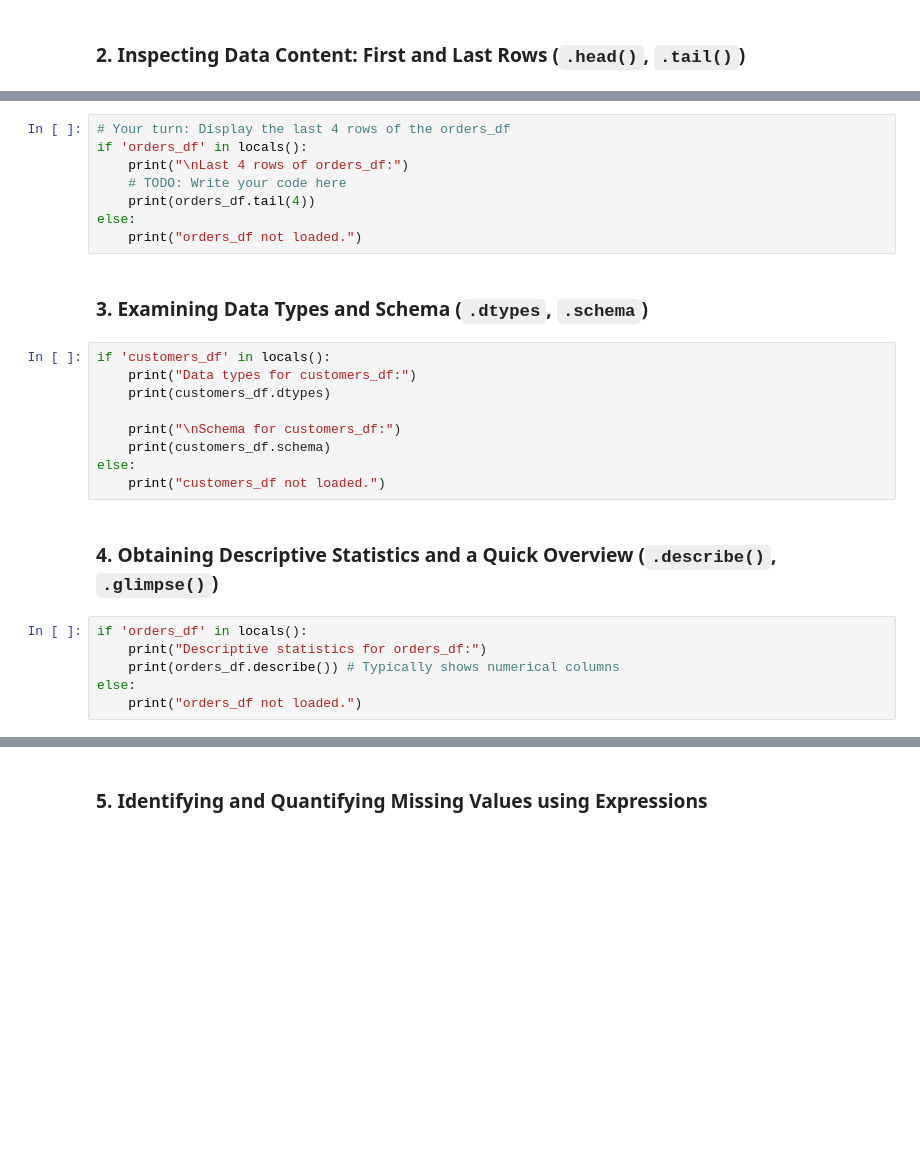
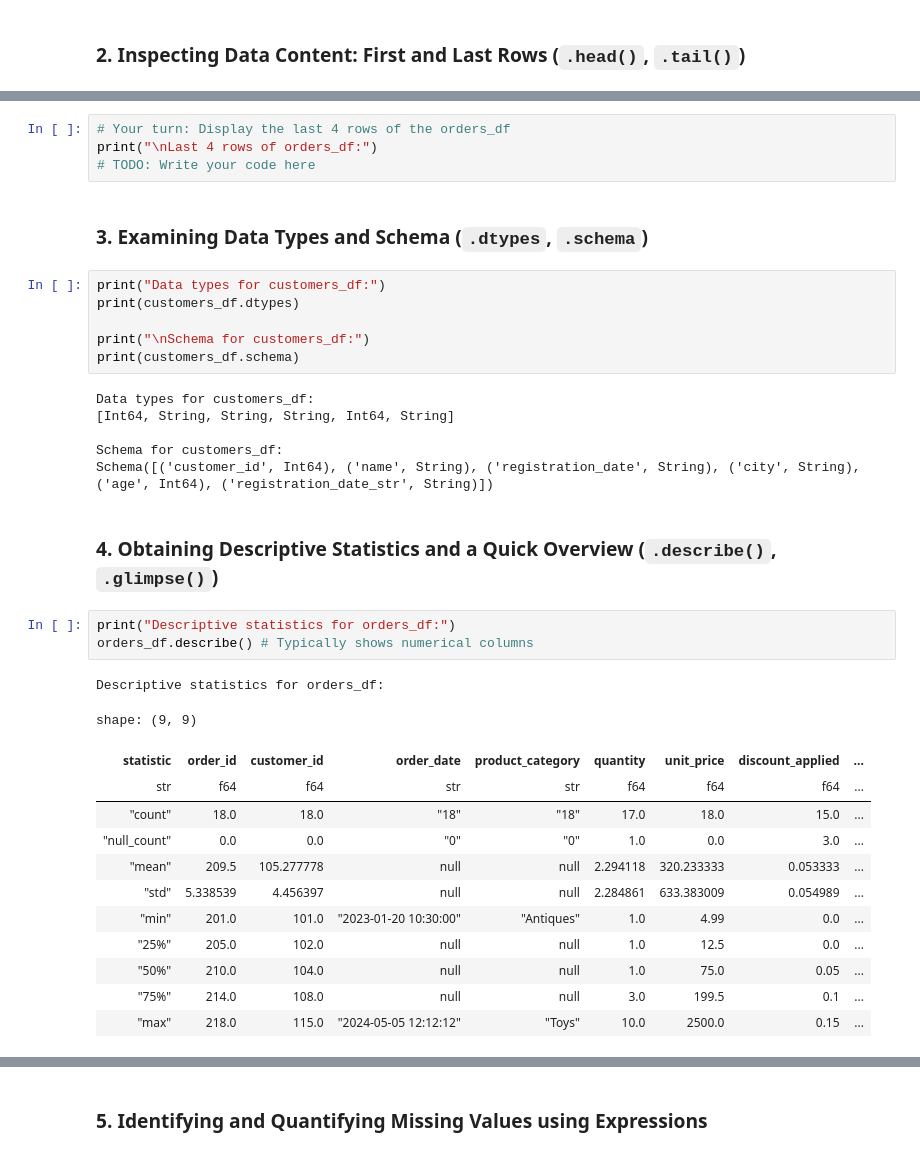
Before and after one commit to dataprogpy/code-samples, a Jupyter notebook: starter_files/03_introduction_to_polars.ipynb, the cells around one changed output, grey strips where cells are left out. Drawn from its saved outputs; the diff is of its cells as text; blank space fills up the shorter version.

```diff
--- a/starter_files/03_introduction_to_polars.ipynb
+++ b/starter_files/03_introduction_to_polars.ipynb
@@ -193,28 +236,38 @@ else:
 # %%
 # Your turn: Display the last 4 rows of the orders_df
-if 'orders_df' in locals():
-    print("\nLast 4 rows of orders_df:")
-    # TODO: Write your code here
-    print(orders_df.tail(4))
-else:
-    print("orders_df not loaded.")
+print("\nLast 4 rows of orders_df:")
+# TODO: Write your code here
 # %% [markdown]
 ### 3. Examining Data Types and Schema (`.dtypes`, `.schema`)
 # %%
-if 'customers_df' in locals():
-    print("Data types for customers_df:")
-    print(customers_df.dtypes)
+print("Data types for customers_df:")
+print(customers_df.dtypes)
 
-    print("\nSchema for customers_df:")
-    print(customers_df.schema)
-else:
-    print("customers_df not loaded.")
+print("\nSchema for customers_df:")
+print(customers_df.schema)
+# %% [output]
+Data types for customers_df:
+[Int64, String, String, String, Int64, String]
+
+Schema for customers_df:
+Schema([('customer_id', Int64), ('name', String), ('registration_date', String), ('city', String), ('age', Int64), ('registration_date_str', String)])
 # %% [markdown]
 ### 4. Obtaining Descriptive Statistics and a Quick Overview (`.describe()`, `.glimpse()`)
 # %%
-if 'orders_df' in locals():
-    print("Descriptive statistics for orders_df:")
-    print(orders_df.describe()) # Typically shows numerical columns
-else:
-    print("orders_df not loaded.")
+print("Descriptive statistics for orders_df:")
+orders_df.describe() # Typically shows numerical columns
+# %% [output]
+Descriptive statistics for orders_df:
+shape: (9, 9)
+| statistic | order_id | customer_id | order_date | product_category | quantity | unit_price | discount_applied | ... |
+| str | f64 | f64 | str | str | f64 | f64 | f64 | ... |
+| "count" | 18.0 | 18.0 | "18" | "18" | 17.0 | 18.0 | 15.0 | ... |
+| "null_count" | 0.0 | 0.0 | "0" | "0" | 1.0 | 0.0 | 3.0 | ... |
+| "mean" | 209.5 | 105.277778 | null | null | 2.294118 | 320.233333 | 0.053333 | ... |
+| "std" | 5.338539 | 4.456397 | null | null | 2.284861 | 633.383009 | 0.054989 | ... |
+| "min" | 201.0 | 101.0 | "2023-01-20 10:30:00" | "Antiques" | 1.0 | 4.99 | 0.0 | ... |
+| "25%" | 205.0 | 102.0 | null | null | 1.0 | 12.5 | 0.0 | ... |
+| "50%" | 210.0 | 104.0 | null | null | 1.0 | 75.0 | 0.05 | ... |
+| "75%" | 214.0 | 108.0 | null | null | 3.0 | 199.5 | 0.1 | ... |
+| "max" | 218.0 | 115.0 | "2024-05-05 12:12:12" | "Toys" | 10.0 | 2500.0 | 0.15 | ... |
 # %%
```
Also changed, not shown: parts of 61 cells of this notebook.
